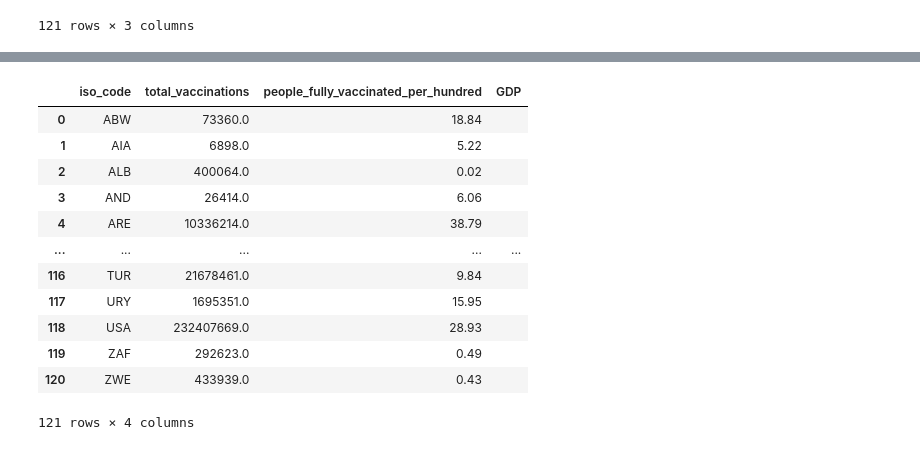
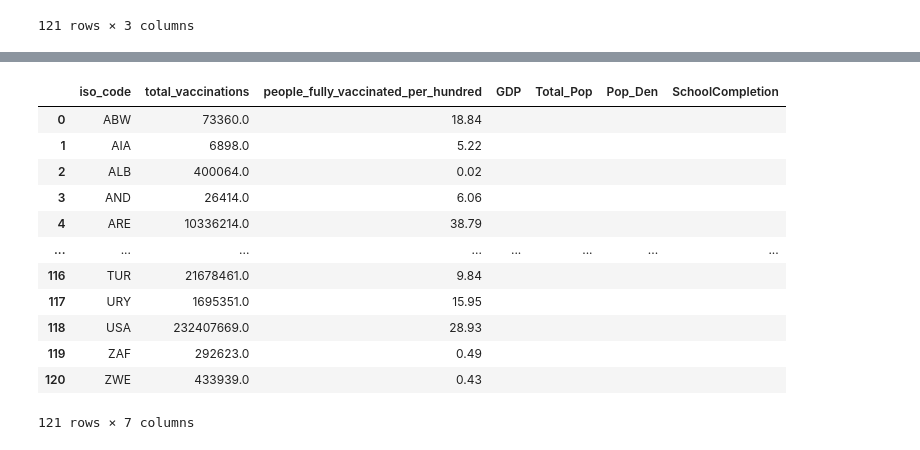
Before and after one commit to AJB-hub/Covid19_Vaccination_Progress, a Jupyter notebook: iso_call.ipynb, the cells around one changed output, grey strips where cells are left out. Saved outputs shown, nothing was run; the diff lists cells and outputs as text; code cells hidden in the pictures.

```diff
--- a/iso_call.ipynb
+++ b/iso_call.ipynb
@@ -72,20 +32,23 @@ iso_code_df.head()
 # %%
-#adding empty cloumns to df
+#adding empty columns to df
 
 #GDP Column
-iso_code_df['GDP']= ''
+iso_code_df['GDP'] = ''
+iso_code_df['Total_Pop'] = ''
+iso_code_df['Pop_Den'] = ''
+iso_code_df['SchoolCompletion'] = ''
 iso_code_df
 # %% [output]
-|  | iso_code | total_vaccinations | people_fully_vaccinated_per_hundred | GDP |
-| 0 | ABW | 73360.0 | 18.84 |  |
-| 1 | AIA | 6898.0 | 5.22 |  |
-| 2 | ALB | 400064.0 | 0.02 |  |
-| 3 | AND | 26414.0 | 6.06 |  |
-| 4 | ARE | 10336214.0 | 38.79 |  |
-| ... | ... | ... | ... | ... |
-| 116 | TUR | 21678461.0 | 9.84 |  |
-| 117 | URY | 1695351.0 | 15.95 |  |
-| 118 | USA | 232407669.0 | 28.93 |  |
-| 119 | ZAF | 292623.0 | 0.49 |  |
-| 120 | ZWE | 433939.0 | 0.43 |  |
+|  | iso_code | total_vaccinations | people_fully_vaccinated_per_hundred | GDP | Total_Pop | Pop_Den | SchoolCompletion |
+| 0 | ABW | 73360.0 | 18.84 |  |  |  |  |
+| 1 | AIA | 6898.0 | 5.22 |  |  |  |  |
+| 2 | ALB | 400064.0 | 0.02 |  |  |  |  |
+| 3 | AND | 26414.0 | 6.06 |  |  |  |  |
+| 4 | ARE | 10336214.0 | 38.79 |  |  |  |  |
+| ... | ... | ... | ... | ... | ... | ... | ... |
+| 116 | TUR | 21678461.0 | 9.84 |  |  |  |  |
+| 117 | URY | 1695351.0 | 15.95 |  |  |  |  |
+| 118 | USA | 232407669.0 | 28.93 |  |  |  |  |
+| 119 | ZAF | 292623.0 | 0.49 |  |  |  |  |
+| 120 | ZWE | 433939.0 | 0.43 |  |  |  |  |
-121 rows × 4 columns
+121 rows × 7 columns
```
Also changed, not shown: parts of 10 cells of this notebook, 1 other file.
